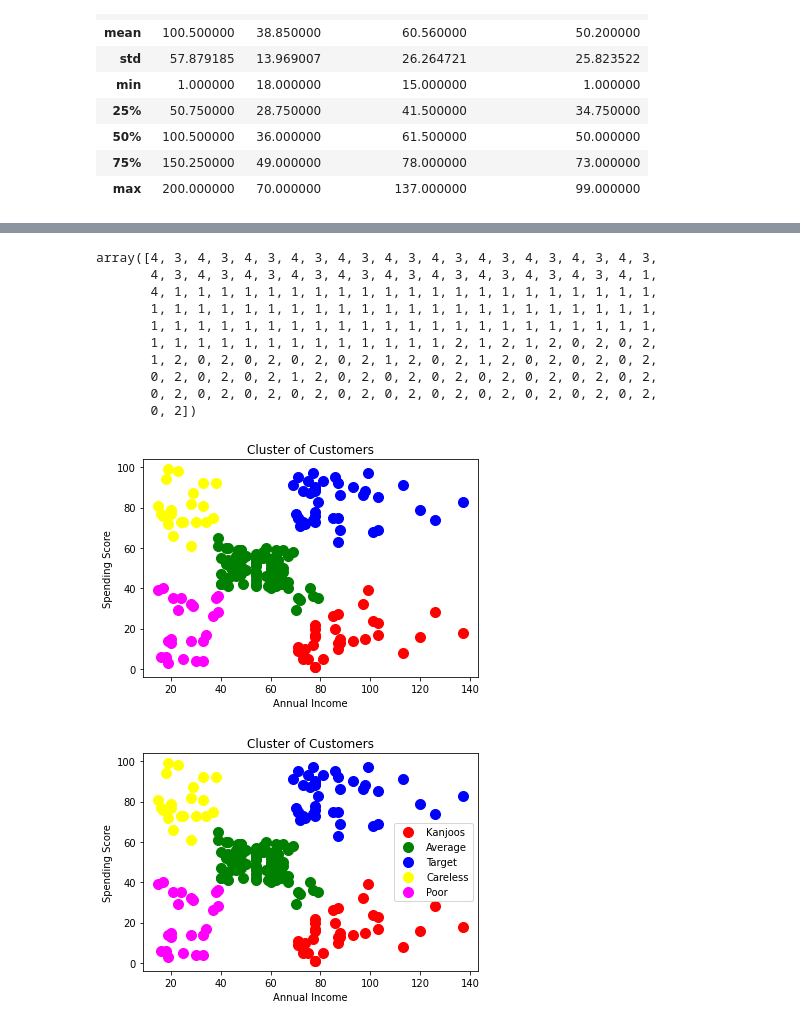
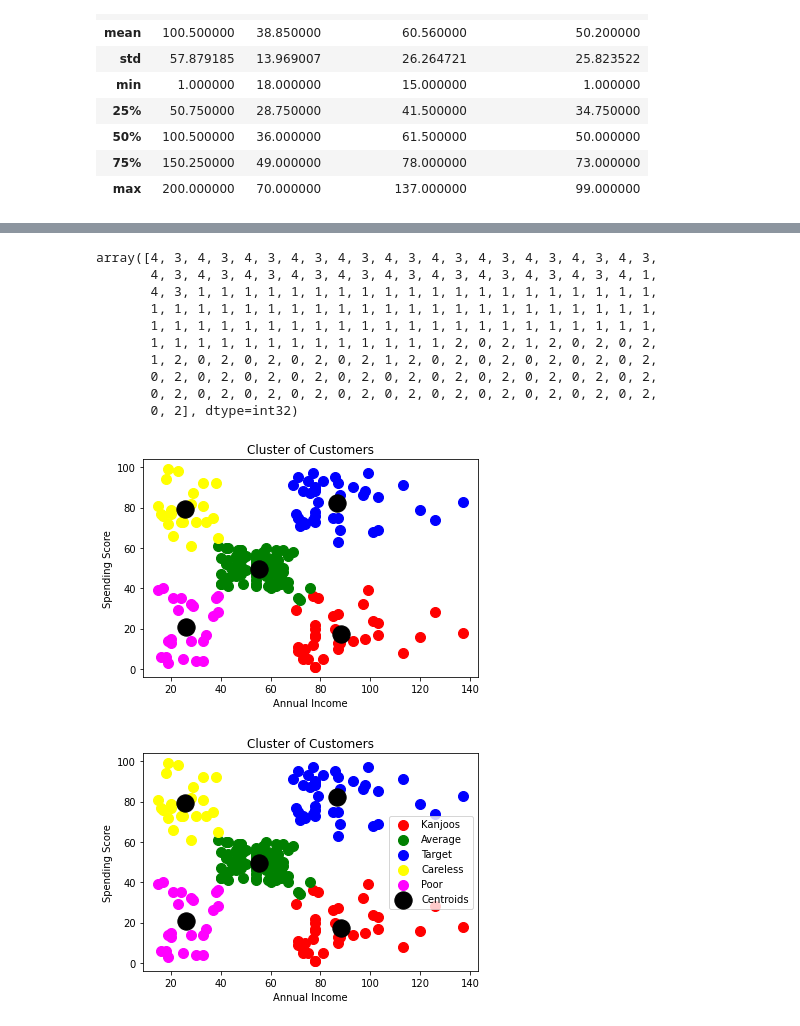
Before and after one commit to alekya0221/DS_Python_ExcelR, a Jupyter notebook: KMeans_Mar24.ipynb, the cells around one changed output, grey strips where cells are left out. Saved outputs shown, nothing was run; the diff lists cells and outputs as text; code cells hidden in the pictures.

```diff
--- a/KMeans_Mar24.ipynb
+++ b/KMeans_Mar24.ipynb
@@ -98,0 +83,13 @@ y_hc = hc.fit_predict(X)
+# %%
+#finding the Optimal Number of Clusters
+from sklearn.cluster import KMeans
+wcss = []
+for i in range(1,11):
+  kmeans = KMeans(n_clusters = i, init = 'k-means++', max_iter = 300, n_init = 10, random_state = 0)
+  kmeans.fit(X)
+  wcss.append(kmeans.inertia_)
+plt.plot(range(1,11),wcss)
+plt.title('The Elbow method')
+plt.xlabel('Number of clusters')
+plt.ylabel('WCSS')
+plt.show()
@@ -99,44 +98,51 @@ y_hc = hc.fit_predict(X)
+# %%
+#Fitting KMeans Clustering to the dataset
+kmeans = KMeans(n_clusters = 5, init = 'k-means++', max_iter = 300, n_init = 10, random_state = 0)
+y_km = kmeans.fit_predict(X)
 # %%
-y_hc
+y_km
 #since we gave clusters=5 we have the cluster indexes from 0 to 4.
 #Heirarchial clustering doesnt work on centroids. (fr next step)
 # %% [output]
 array([4, 3, 4, 3, 4, 3, 4, 3, 4, 3, 4, 3, 4, 3, 4, 3, 4, 3, 4, 3, 4, 3,
        4, 3, 4, 3, 4, 3, 4, 3, 4, 3, 4, 3, 4, 3, 4, 3, 4, 3, 4, 3, 4, 1,
-       4, 1, 1, 1, 1, 1, 1, 1, 1, 1, 1, 1, 1, 1, 1, 1, 1, 1, 1, 1, 1, 1,
+       4, 3, 1, 1, 1, 1, 1, 1, 1, 1, 1, 1, 1, 1, 1, 1, 1, 1, 1, 1, 1, 1,
        1, 1, 1, 1, 1, 1, 1, 1, 1, 1, 1, 1, 1, 1, 1, 1, 1, 1, 1, 1, 1, 1,
        1, 1, 1, 1, 1, 1, 1, 1, 1, 1, 1, 1, 1, 1, 1, 1, 1, 1, 1, 1, 1, 1,
-       1, 1, 1, 1, 1, 1, 1, 1, 1, 1, 1, 1, 1, 2, 1, 2, 1, 2, 0, 2, 0, 2,
-       1, 2, 0, 2, 0, 2, 0, 2, 0, 2, 1, 2, 0, 2, 1, 2, 0, 2, 0, 2, 0, 2,
-       0, 2, 0, 2, 0, 2, 1, 2, 0, 2, 0, 2, 0, 2, 0, 2, 0, 2, 0, 2, 0, 2,
+       1, 1, 1, 1, 1, 1, 1, 1, 1, 1, 1, 1, 1, 2, 0, 2, 1, 2, 0, 2, 0, 2,
+       1, 2, 0, 2, 0, 2, 0, 2, 0, 2, 1, 2, 0, 2, 0, 2, 0, 2, 0, 2, 0, 2,
        0, 2, 0, 2, 0, 2, 0, 2, 0, 2, 0, 2, 0, 2, 0, 2, 0, 2, 0, 2, 0, 2,
-       0, 2])
+       0, 2, 0, 2, 0, 2, 0, 2, 0, 2, 0, 2, 0, 2, 0, 2, 0, 2, 0, 2, 0, 2,
+       0, 2], dtype=int32)
 # %%
 #Visualizing the Clusters
+#s=100 is the sixe of the dot on plot
 
-plt.scatter(X[y_hc == 0, 0],X[y_hc == 0, 1], s = 100, c = 'red', label = 'Cluster1')
-plt.scatter(X[y_hc == 1, 0],X[y_hc == 1, 1], s = 100, c = 'green', label = 'Cluster2')
-plt.scatter(X[y_hc == 2, 0],X[y_hc == 2, 1], s = 100, c = 'blue', label = 'Cluster3')
-plt.scatter(X[y_hc == 3, 0],X[y_hc == 3, 1], s = 100, c = 'yellow', label = 'Cluster4')
-plt.scatter(X[y_hc == 4, 0],X[y_hc == 4, 1], s = 100, c = 'magenta', label = 'Cluster5')
+plt.scatter(X[y_km == 0, 0],X[y_km == 0, 1], s = 100, c = 'red', label = 'Cluster1')
+plt.scatter(X[y_km == 1, 0],X[y_km == 1, 1], s = 100, c = 'green', label = 'Cluster2')
+plt.scatter(X[y_km == 2, 0],X[y_km == 2, 1], s = 100, c = 'blue', label = 'Cluster3')
+plt.scatter(X[y_km == 3, 0],X[y_km == 3, 1], s = 100, c = 'yellow', label = 'Cluster4')
+plt.scatter(X[y_km == 4, 0],X[y_km == 4, 1], s = 100, c = 'magenta', label = 'Cluster5')
+plt.scatter(kmeans.cluster_centers_[:, 0], kmeans.cluster_centers_[:,1], s =300, c = 'black', label = 'Centroids')
 plt.title("Cluster of Customers")
 plt.xlabel("Annual Income")
 plt.ylabel("Spending Score")
 plt.show()
 # %% [output]
-[figure, old version]
+[figure, new version]
 # %%
 #Visualizing the Clusters
 
-plt.scatter(X[y_hc == 0, 0],X[y_hc == 0, 1], s = 100, c = 'red', label = 'Kanjoos')
-plt.scatter(X[y_hc == 1, 0],X[y_hc == 1, 1], s = 100, c = 'green', label = 'Average')
-plt.scatter(X[y_hc == 2, 0],X[y_hc == 2, 1], s = 100, c = 'blue', label = 'Target')
-plt.scatter(X[y_hc == 3, 0],X[y_hc == 3, 1], s = 100, c = 'yellow', label = 'Careless')
-plt.scatter(X[y_hc == 4, 0],X[y_hc == 4, 1], s = 100, c = 'magenta', label = 'Poor')
+plt.scatter(X[y_km == 0, 0],X[y_km == 0, 1], s = 100, c = 'red', label = 'Kanjoos')
+plt.scatter(X[y_km == 1, 0],X[y_km == 1, 1], s = 100, c = 'green', label = 'Average')
+plt.scatter(X[y_km == 2, 0],X[y_km == 2, 1], s = 100, c = 'blue', label = 'Target')
+plt.scatter(X[y_km == 3, 0],X[y_km == 3, 1], s = 100, c = 'yellow', label = 'Careless')
+plt.scatter(X[y_km == 4, 0],X[y_km == 4, 1], s = 100, c = 'magenta', label = 'Poor')
+plt.scatter(kmeans.cluster_centers_[:, 0], kmeans.cluster_centers_[:,1], s =300, c = 'black', label = 'Centroids')
 plt.title("Cluster of Customers")
 plt.xlabel("Annual Income")
 plt.ylabel("Spending Score")
 plt.legend()
 plt.show()
 # %% [output]
-[figure, old version]
+[figure, new version]
```
Also changed, not shown: parts of 4 cells of this notebook.
